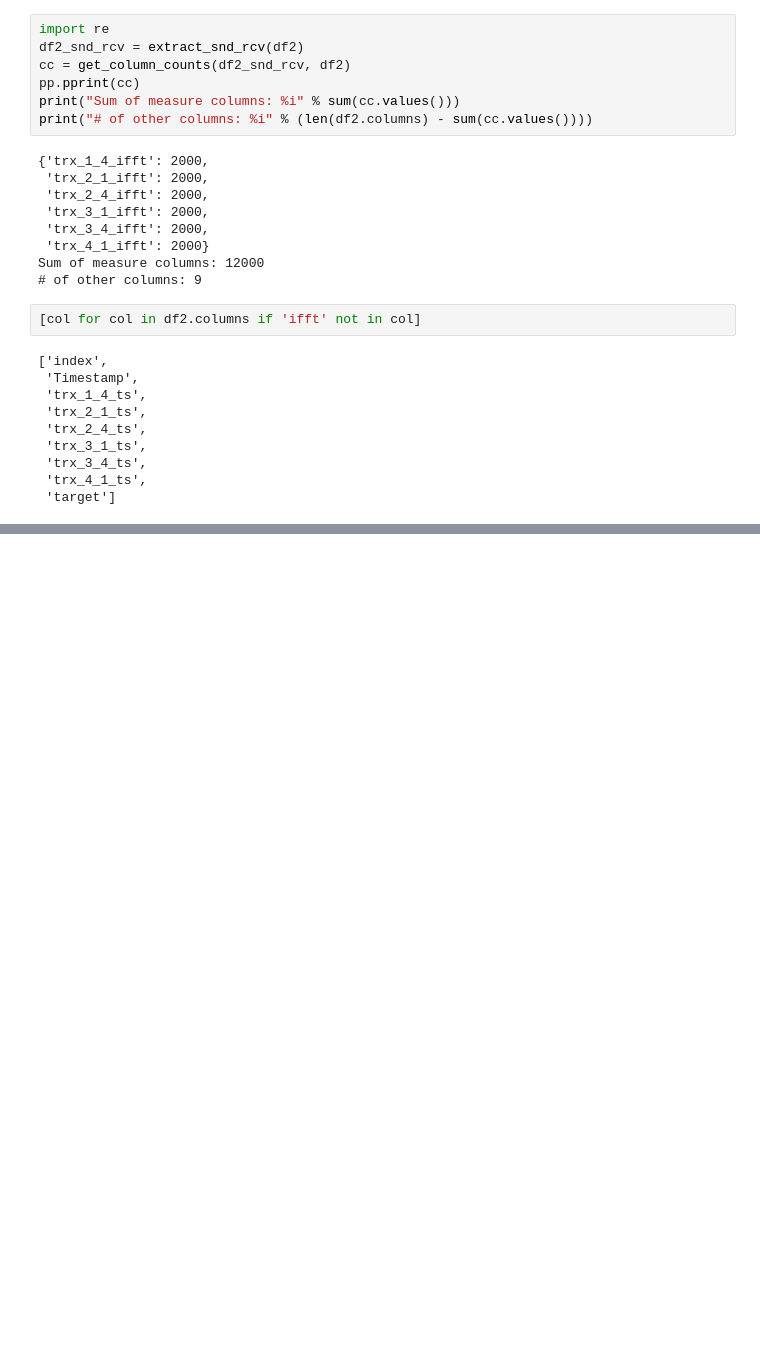
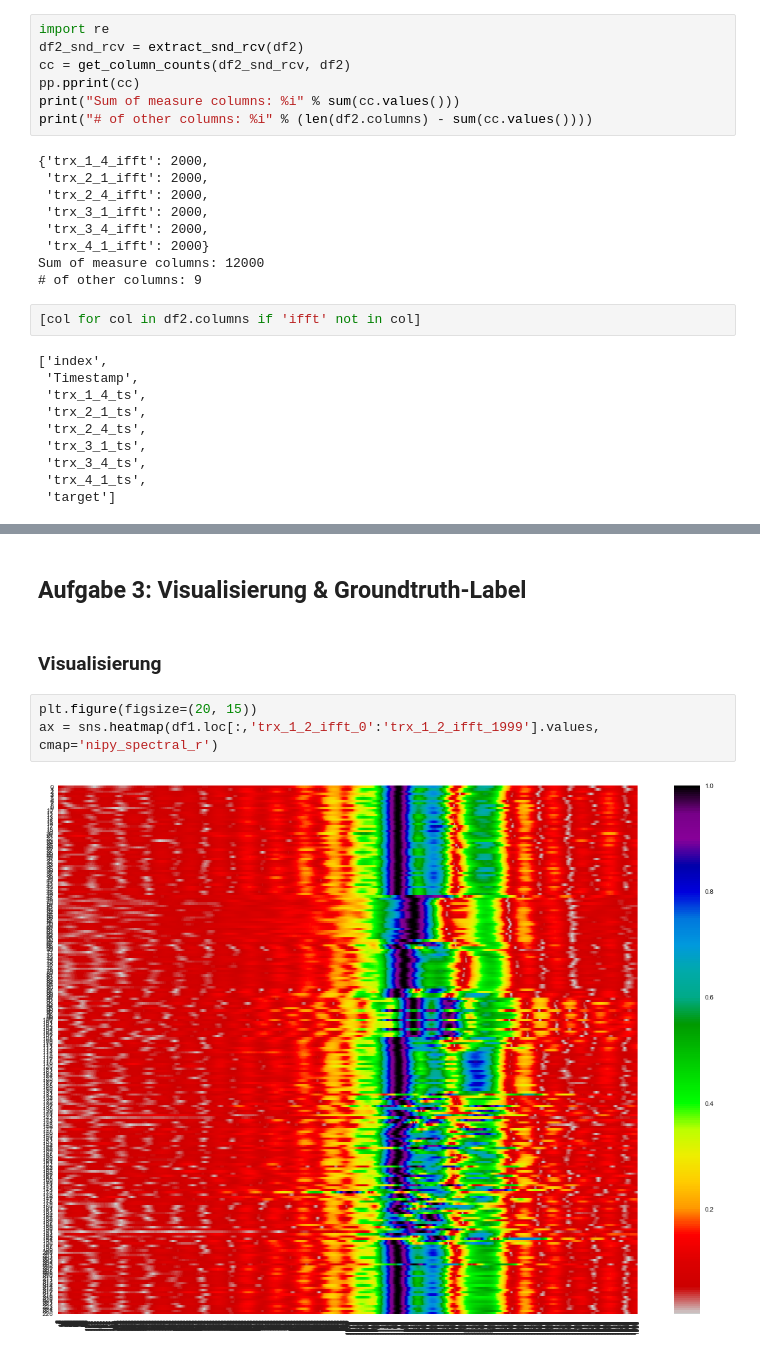
Before and after one commit to hhain/sdap17, a Jupyter notebook: notebooks/henrik_ueb02/Mustererkennung_in_Funkmessdaten.ipynb, the cells around one changed output, grey strips where cells are left out. Saved outputs shown, nothing was run; the diff lists cells and outputs as text; blank space fills up the shorter version.

```diff
--- a/notebooks/henrik_ueb02/Mustererkennung_in_Funkmessdaten.ipynb
+++ b/notebooks/henrik_ueb02/Mustererkennung_in_Funkmessdaten.ipynb
@@ -126,0 +148,9 @@ Sum of measure columns: 12000
+# %% [markdown]
+## Aufgabe 3: Visualisierung & Groundtruth-Label
+# %% [markdown]
+### Visualisierung
+# %%
+plt.figure(figsize=(20, 15))
+ax = sns.heatmap(df1.loc[:,'trx_1_2_ifft_0':'trx_1_2_ifft_1999'].values, cmap='nipy_spectral_r')
+# %% [output]
+[figure, added]
```
Also changed, not shown: parts of 12 cells of this notebook, 6 other files.
